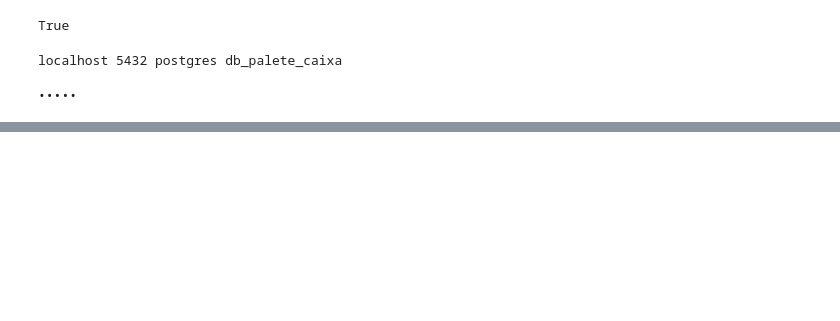
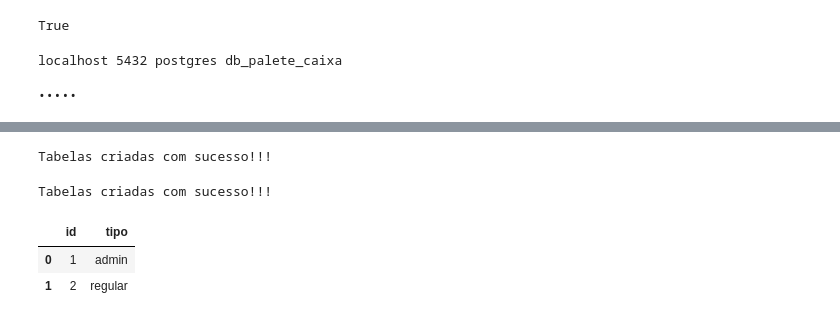
Before and after one commit to sae-fernando/palete_caixa, a Jupyter notebook: db_aula.ipynb, the cells around one changed output, grey strips where cells are left out. Saved outputs shown, nothing was run; the diff lists cells and outputs as text; code cells hidden in the pictures; blank space fills up the shorter version.

```diff
--- a/db_aula.ipynb
+++ b/db_aula.ipynb
@@ -41,0 +46,55 @@ df_tabelas
+# %%
+cria_tabelas = """
+CREATE TABLE IF NOT EXISTS tipos_status (
+    id SERIAL PRIMARY KEY,
+    nome_status VARCHAR(30) NOT NULL UNIQUE
+);
+CREATE TABLE IF NOT EXISTS tipos_usuarios (
+    id SERIAL PRIMARY KEY,
+    tipo VARCHAR(30) NOT NULL UNIQUE
+);
+CREATE TABLE IF NOT EXISTS clientes (
+    id                  SERIAL PRIMARY KEY,
+    cnpj                VARCHAR(14)     NOT NULL UNIQUE,
+    razao_social        VARCHAR(255)    NOT NULL,
+    nome_fantasia       VARCHAR(255),
+    nome_contato        VARCHAR(255),
+    telefone_contato    VARCHAR(20),
+    email_contato       VARCHAR(255),
+    nome_usuario        VARCHAR(50)     NOT NULL UNIQUE,
+    senha_hash          VARCHAR(255)    NOT NULL,
+    status              VARCHAR(30)     NOT NULL DEFAULT 'ativo',
+    tipo                VARCHAR(30)     NOT NULL DEFAULT 'regular',
+    data_criacao        TIMESTAMP       NOT NULL DEFAULT NOW(),
+    deletado            BOOLEAN         NOT NULL DEFAULT FALSE,
+    deletado_em         TIMESTAMP
+);
+"""
+with engine.begin() as conn:
+    conn.execute(text(cria_tabelas))
+print("Tabelas criadas com sucesso!!!")
+# %% [output]
+Tabelas criadas com sucesso!!!
+# %%
+inserir_dados = """
+INSERT INTO tipos_status (nome_status)
+VALUES ('ativo'), ('inativo'), ('suspenso')
+ON CONFLICT (nome_status) DO NOTHING;
+
+INSERT INTO tipos_usuarios (tipo)
+VALUES ('admin'), ('regular')
+ON CONFLICT (tipo) DO NOTHING;
+"""
+with engine.begin() as conn:
+    conn.execute(text(inserir_dados))
+print("Tabelas criadas com sucesso!!!")
+# %% [output]
+Tabelas criadas com sucesso!!!
+# %%
+ler_usuarios = pd.read_sql(sql="SELECT * FROM tipos_usuarios",
+                con=engine)
+ler_usuarios
+# %% [output]
+|  | id | tipo |
+| 0 | 1 | admin |
+| 1 | 2 | regular |
```
Also changed, not shown: parts of 23 cells of this notebook, 10 other files.
